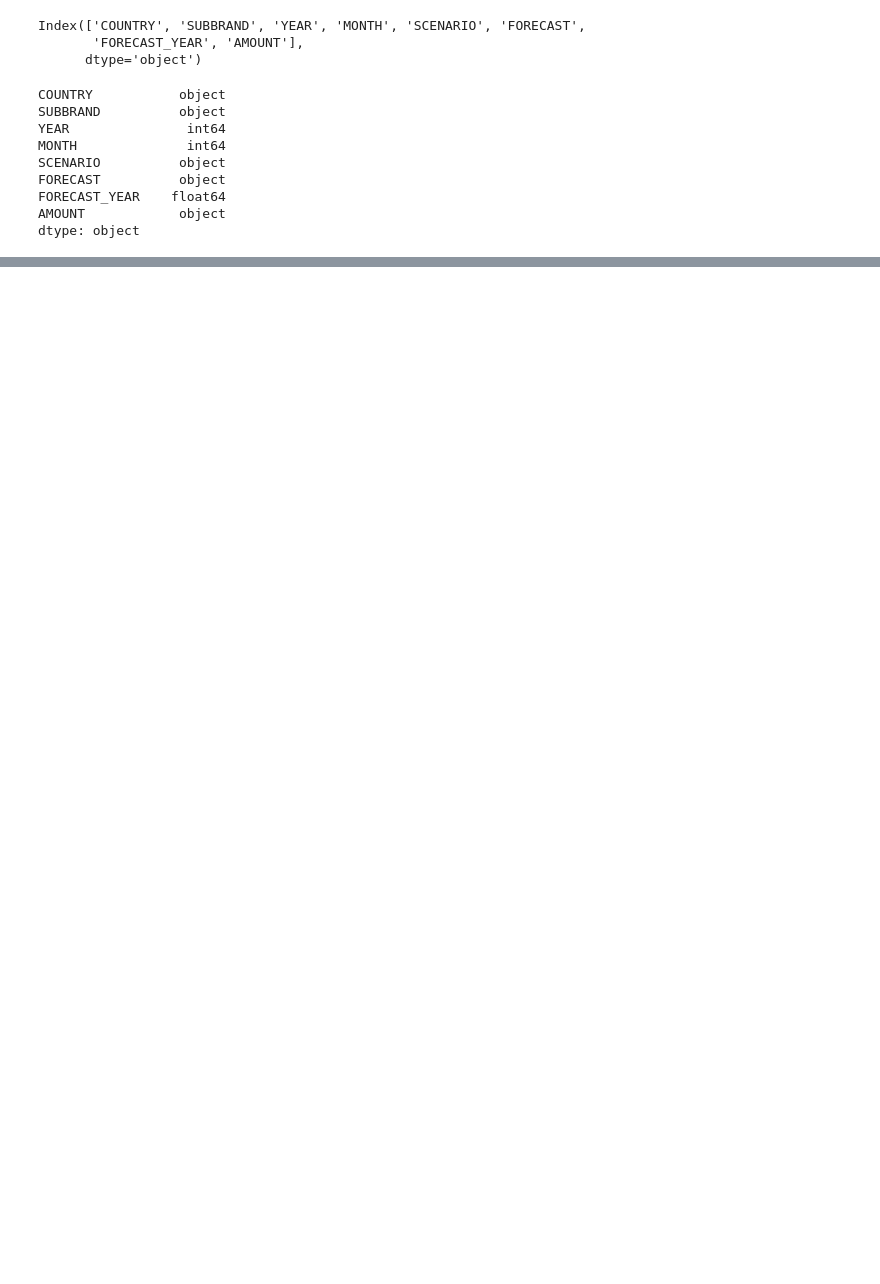
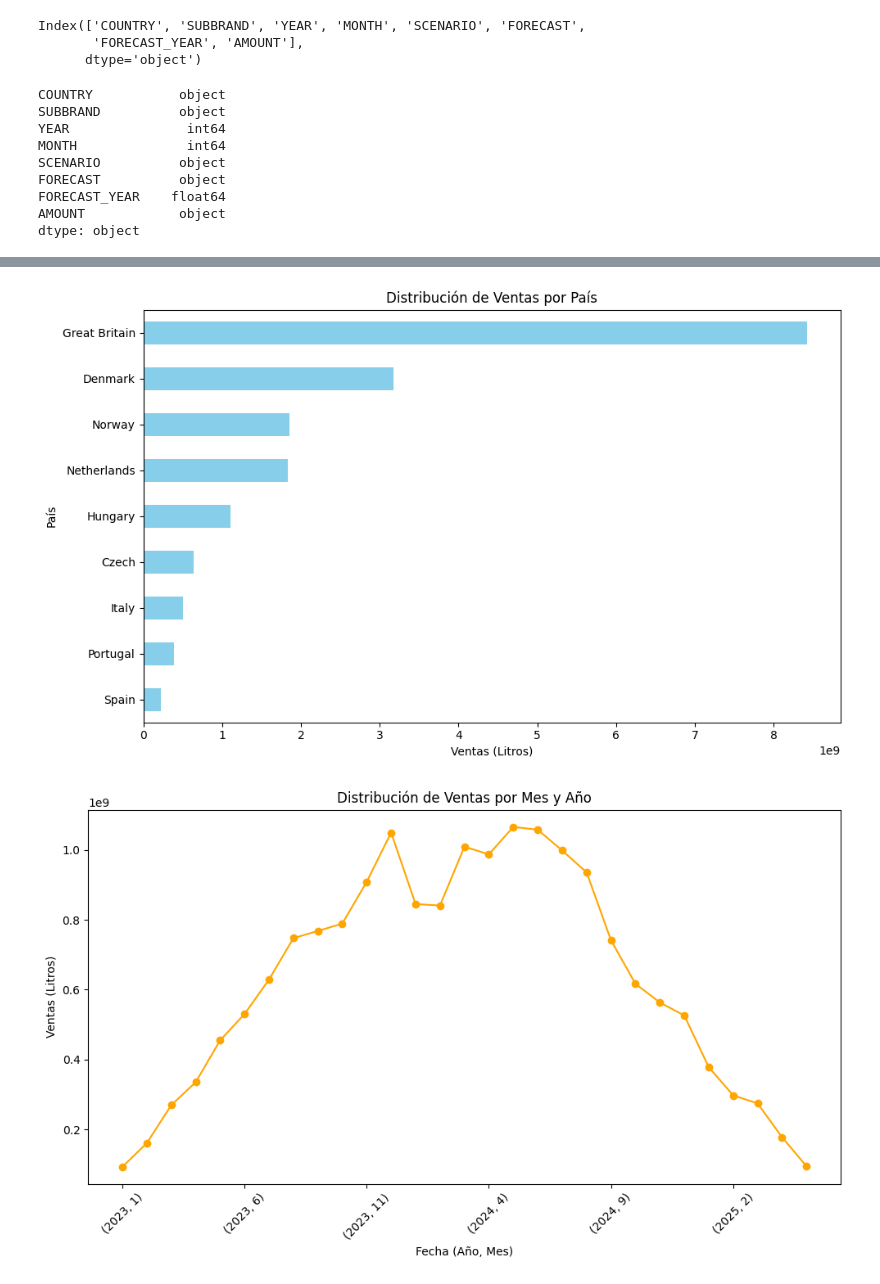
Before and after one commit to juliablaz2003/UFV_visualizacion, a Jupyter notebook: Ejercicios de clase/clase2_18oct.ipynb, the cells around one changed output, grey strips where cells are left out. Drawn from its saved outputs; the diff is of its cells as text; code cells hidden in the pictures; blank space fills up the shorter version.

```diff
--- a/Ejercicios de clase/clase2_18oct.ipynb
+++ b/Ejercicios de clase/clase2_18oct.ipynb
@@ -71,3 +40,0 @@ Número de forecasts: 17766
-# %%
-# 3. Horizonte de predicción
-df['Prediction_Horizon'] = df['YEAR'] - df['FORECAST_YEAR']
@@ -177,0 +67,9 @@ predicciones_espana
+# %%
+# Paso 1: Extraer el mes de la predicción desde la columna 'FORECAST'
+df['FORECAST_MONTH'] = df['FORECAST'].str.extract(r'P(\d{2})').astype(float) - 1
+
+# Paso 2: Calcular el horizonte de predicción como la diferencia entre la fecha de la predicción y la fecha de la venta
+df['HORIZONTE_PREDICCION'] = (df['YEAR'] - df['FORECAST_YEAR']) * 12 + (df['MONTH'] - df['FORECAST_MONTH'])
+
+# Mostrar las primeras filas para verificar que el cálculo sea correcto
+df[['YEAR', 'MONTH', 'FORECAST_YEAR', 'FORECAST', 'FORECAST_MONTH', 'HORIZONTE_PREDICCION']].head()
@@ -177,0 +257,33 @@ predicciones_espana
+# %%
+import matplotlib.pyplot as plt
+
+# Gráfico de la distribución de ventas por país
+plt.figure(figsize=(10, 6))
+ventas_pais.sort_values().plot(kind='barh', color='skyblue')
+plt.title('Distribución de Ventas por País')
+plt.xlabel('Ventas (Litros)')
+plt.ylabel('País')
+plt.tight_layout()
+plt.show()
+
+# Gráfico de la distribución de ventas por mes y año
+plt.figure(figsize=(10, 6))
+ventas_mes_anio.plot(kind='line', marker='o', color='orange')
+plt.title('Distribución de Ventas por Mes y Año')
+plt.xlabel('Fecha (Año, Mes)')
+plt.ylabel('Ventas (Litros)')
+plt.xticks(rotation=45)
+plt.tight_layout()
+plt.show()
+
+# Gráfico de la distribución de ventas por marca
+plt.figure(figsize=(10, 6))
+ventas_marca.sort_values().plot(kind='barh', color='green')
+plt.title('Distribución de Ventas por Marca')
+plt.xlabel('Ventas (Litros)')
+plt.ylabel('Marca')
+plt.tight_layout()
+plt.show()
+# %% [output]
+[figure, added]
+[figure, added]
```
Also changed, not shown: parts of 67 cells of this notebook.
